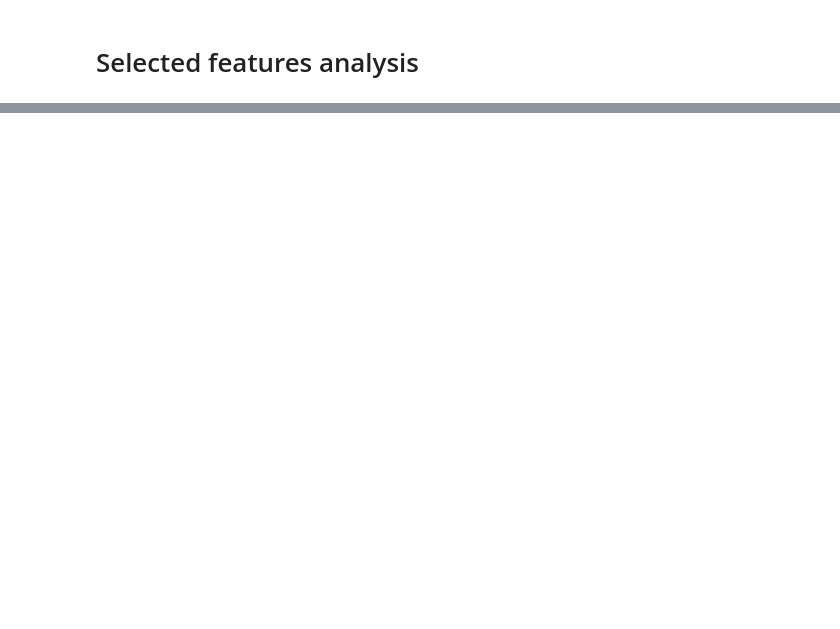
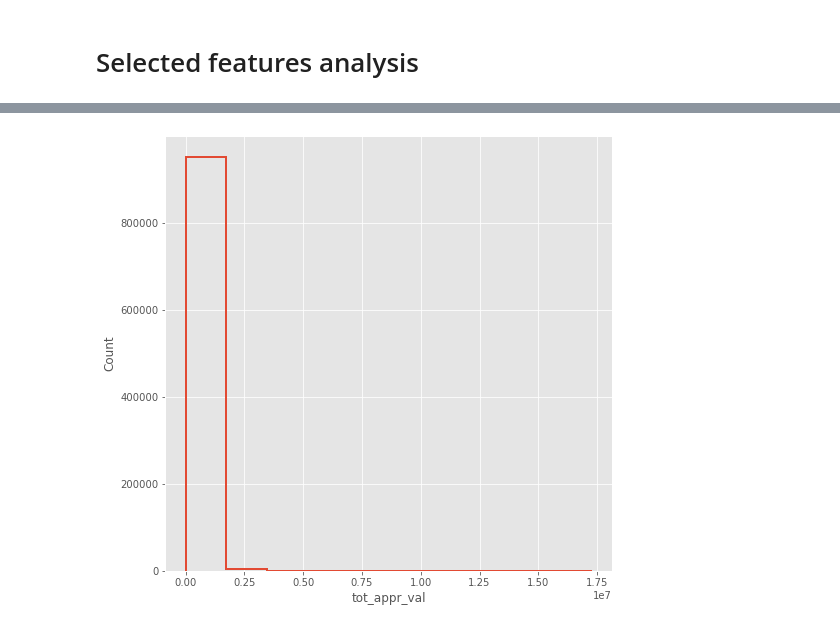
Before and after one commit to RafaelPinto/hcad_pred, a Jupyter notebook: notebooks/01_Exploratory/2.0-rp-hcad-eda.ipynb, the cells around one changed output, grey strips where cells are left out. Cells and saved outputs as stored; diff of their text form; code cells hidden in the pictures; blank space fills up the shorter version.

```diff
--- a/notebooks/01_Exploratory/2.0-rp-hcad-eda.ipynb
+++ b/notebooks/01_Exploratory/2.0-rp-hcad-eda.ipynb
@@ -180,0 +168,4 @@ Is there a strong association between the different appraised values?
+# %%
+from src.visualization.visualize import plot_ecdf, plot_counts, plot_hist
+
+plt.style.use('ggplot')
@@ -180,0 +184,2 @@ Is there a strong association between the different appraised values?
+# %%
+comps.dropna(axis=0, how='any', subset=['tot_appr_val'], inplace=True)
@@ -180,0 +188,3 @@ Is there a strong association between the different appraised values?
+# %%
+col ='tot_appr_val'
+series = comps[col]
@@ -180,0 +203,4 @@ Is there a strong association between the different appraised values?
+# %%
+plot_hist(series, col)
+# %% [output]
+[figure, added]
```
Also changed, not shown: parts of 80 cells of this notebook, 2 other files.
